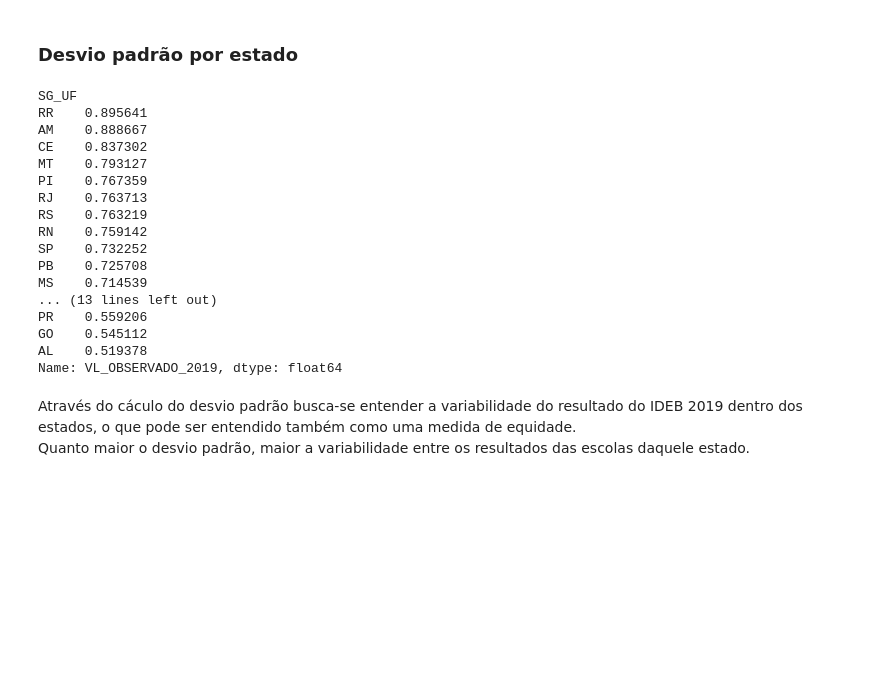
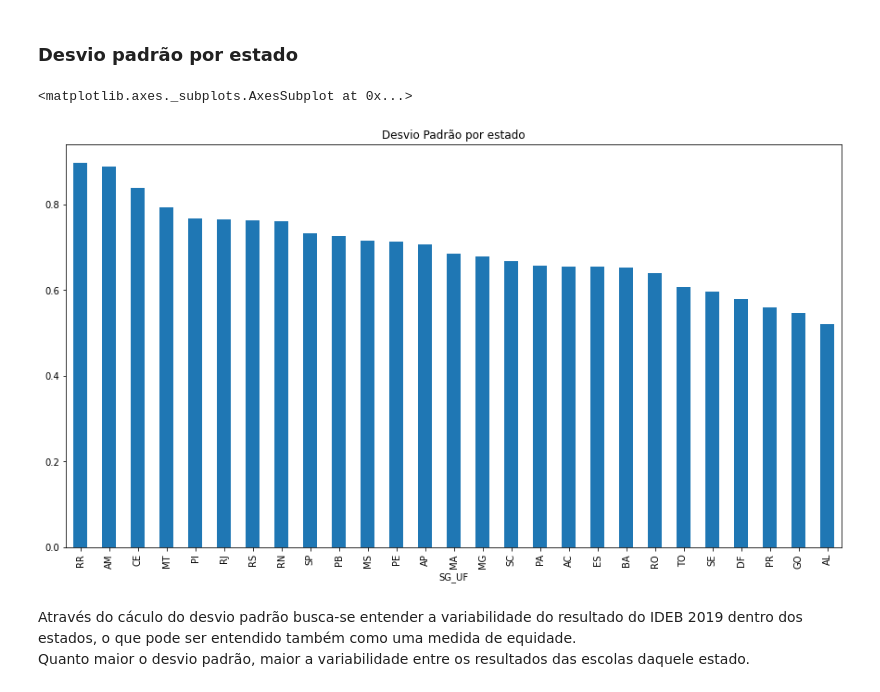
Before and after one commit to antunes-emanuel/intro-to-python, a Jupyter notebook: ideb_2019.ipynb, the cells around one changed output. Saved outputs shown, nothing was run; the diff lists cells and outputs as text; code cells hidden in the pictures; blank space fills up the shorter version.

```diff
--- a/ideb_2019.ipynb
+++ b/ideb_2019.ipynb
@@ -105,25 +105,10 @@ plt.axvline(ideb_2019['VL_OBSERVADO_2019'].median(), c= 'red')
 # %% [markdown]
 ### Desvio padrão por estado
 # %%
-ideb_2019.groupby('SG_UF')['VL_OBSERVADO_2019'].std().sort_values(ascending=False)
+ideb_2019.groupby('SG_UF')['VL_OBSERVADO_2019'].std().sort_values(ascending=False).plot.bar(figsize=(15,8), title="Desvio Padrão por estado")
 # %% [output]
-SG_UF
-RR    0.895641
-AM    0.888667
-CE    0.837302
-MT    0.793127
-PI    0.767359
-RJ    0.763713
-RS    0.763219
-RN    0.759142
-SP    0.732252
-PB    0.725708
-MS    0.714539
-... (13 lines left out)
-PR    0.559206
-GO    0.545112
-AL    0.519378
-Name: VL_OBSERVADO_2019, dtype: float64
+<matplotlib.axes._subplots.AxesSubplot at 0x...>
+[figure, added]
 # %% [markdown]
 Através do cáculo do desvio padrão busca-se entender a variabilidade do resultado do IDEB 2019 dentro dos estados, o que pode ser entendido também como uma medida de equidade. <br>
 Quanto maior o desvio padrão, maior a variabilidade entre os resultados das escolas daquele estado.
```
